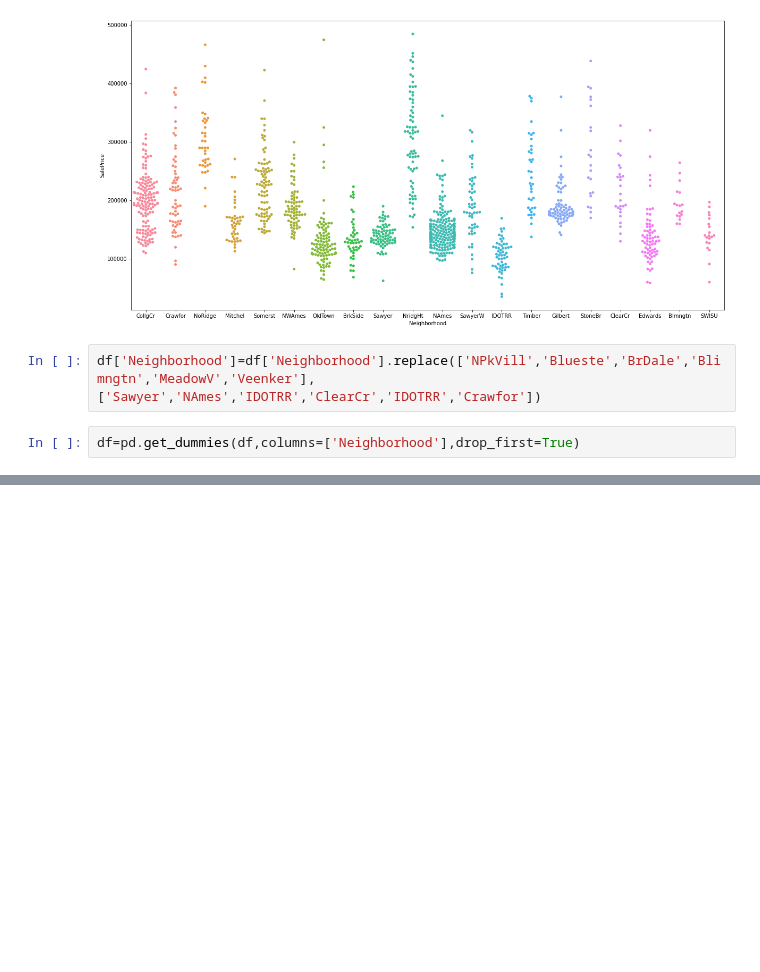
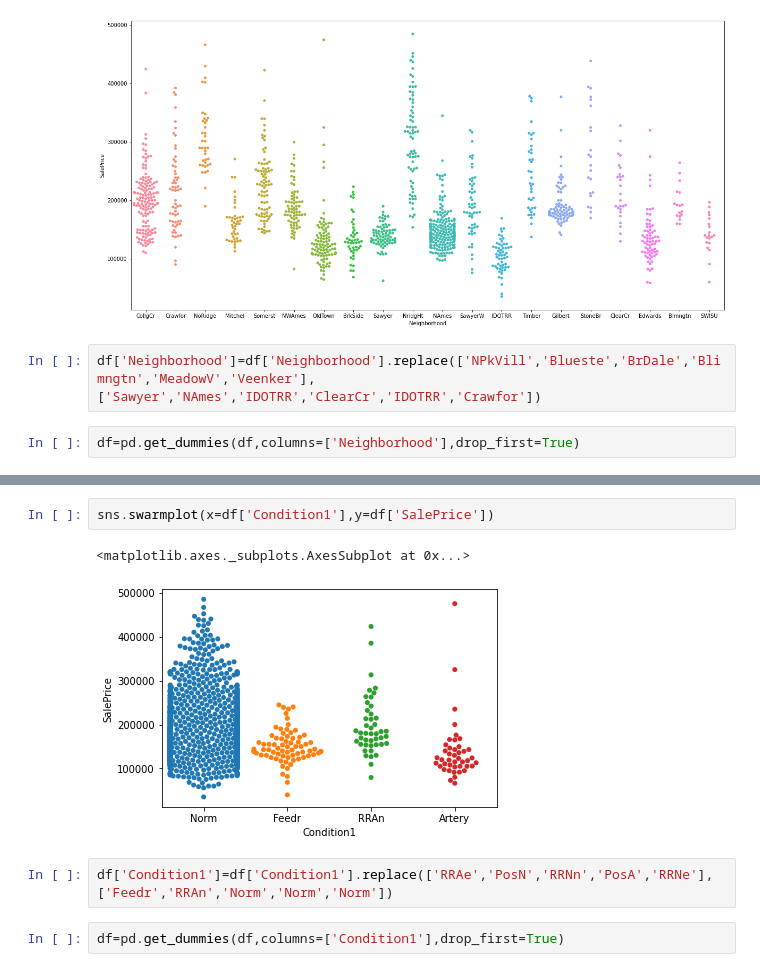
Before and after one commit to janjuatest/Kaggle, a Jupyter notebook: HousingPrices.ipynb, the cells around one changed output, grey strips where cells are left out. Cells and saved outputs as stored; diff of their text form; blank space fills up the shorter version.

```diff
--- a/HousingPrices.ipynb
+++ b/HousingPrices.ipynb
@@ -1172,0 +1189,9 @@ df=pd.get_dummies(df,columns=['Neighborhood'],drop_first=True)
+# %%
+sns.swarmplot(x=df['Condition1'],y=df['SalePrice'])
+# %% [output]
+<matplotlib.axes._subplots.AxesSubplot at 0x...>
+[figure, added]
+# %%
+df['Condition1']=df['Condition1'].replace(['RRAe','PosN','RRNn','PosA','RRNe'],['Feedr','RRAn','Norm','Norm','Norm'])
+# %%
+df=pd.get_dummies(df,columns=['Condition1'],drop_first=True)
```
Also changed, not shown: parts of 21 cells of this notebook.
